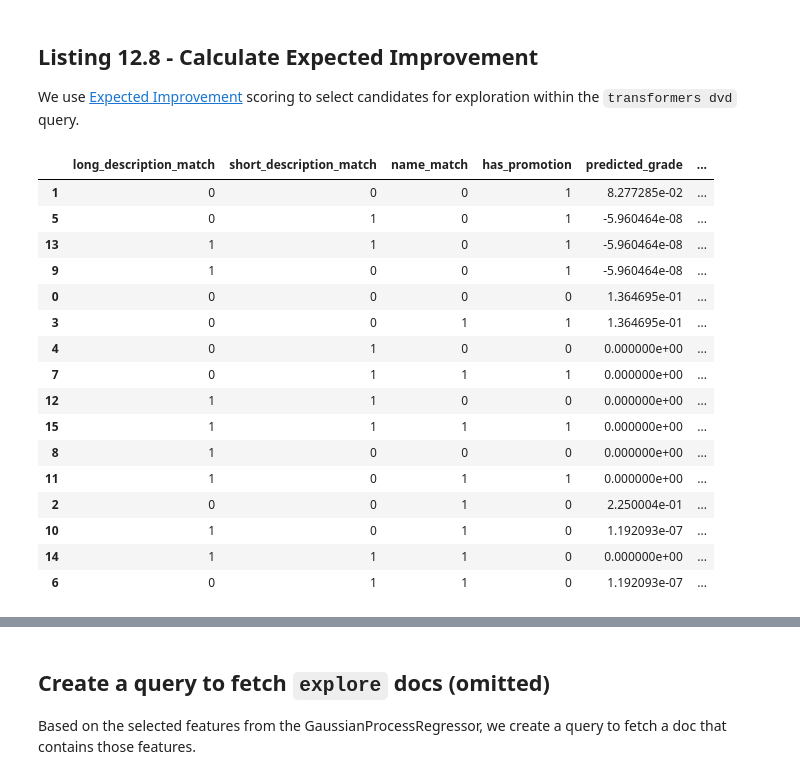
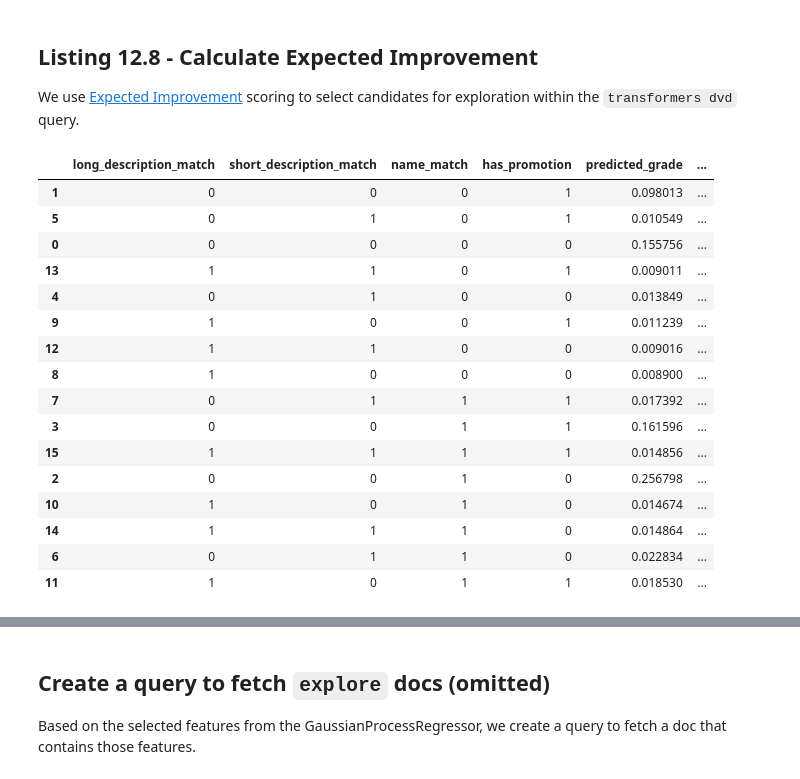
Before and after one commit to treygrainger/ai-powered-search, a Jupyter notebook: chapters/ch12/1.ab-testing-to-active-learning.ipynb, the cells around one changed output, grey strips where cells are left out. Cells and saved outputs as stored; diff of their text form; code cells hidden in the pictures.

```diff
--- a/chapters/ch12/1.ab-testing-to-active-learning.ipynb
+++ b/chapters/ch12/1.ab-testing-to-active-learning.ipynb
@@ -853,0 +668,4 @@ grade:0 qid:24 (transformers dvd) docid:47875839090
+# %%
+explore_features = get_latest_explore_features()
+logged_transformers_judgments = get_logged_transformers_judgments(sessions, explore_features)
+logged_transformers_judgments
@@ -872,0 +706,3 @@ GaussianProcessRegressor()
+# %%
+feature_names = [f["name"] for f in explore_features]
+train_gpr(logged_transformers_judgments, feature_names)
@@ -875,16 +713,14 @@ GaussianProcessRegressor()
 
 Here `gpr` predicts on every possible feature value. This lets us analyze which set of feature values to use when exploring with users.
 # %%
-def calculate_prediction_std_dev(training_data, feature_names):
-    zero_or_one = [0, 1]
-    index = pandas.MultiIndex.from_product(
-        [zero_or_one] * 4, names=feature_names)
+def calculate_prediction_std_dev(logged_judgments, feature_names):
+    index = pandas.MultiIndex.from_product([[0, 1]] * 4, names=feature_names)
     with_prediction = pandas.DataFrame(index=index).reset_index()
 
-    gpr = train_gpr(training_data, feature_names)
+    gpr = train_gpr(logged_judgments, feature_names)
     predictions_with_std = gpr.predict(
         with_prediction[feature_names],
-                    return_std=True)
+        return_std=True)
     with_prediction["predicted_grade"] = predictions_with_std[0]
     with_prediction["predicted_stddev"] = predictions_with_std[1]
 
@@ -917,39 +753,38 @@ We use [Expected Improvement](https://distill.pub/2020/bayesian-optimization/) s
 # %%
 from scipy.stats import norm
 
-def calculate_expected_improvement(training_data, feature_names, theta=0.6):
-    improvement_data = calculate_prediction_std_dev(training_data, feature_names)
-    improvement_data["opportunity"] = (improvement_data["predicted_grade"] -
-                                       training_data["grade"].mean() - theta)
+def calculate_expected_improvement(logged_judgments, feature_names, theta=0.6):
+    data = calculate_prediction_std_dev(logged_judgments, feature_names)
+    data["opportunity"] = (data["predicted_grade"] - logged_judgments["grade"].mean() - theta)
 
-    improvement_data["prob_of_improvement"] = (norm.cdf(improvement_data["opportunity"] /
-                                              improvement_data["predicted_stddev"]))
+    data["prob_of_improvement"] = (
+        norm.cdf(data["opportunity"] /
+                 data["predicted_stddev"]))
 
-    improvement_data["expected_improvement"] = \
-        (improvement_data["opportunity"] *
-        improvement_data["prob_of_improvement"] +
-        improvement_data["predicted_stddev"] *
-        norm.pdf(improvement_data["opportunity"] /
-                 improvement_data["predicted_stddev"]))
+    data["expected_improvement"] = (
+        data["opportunity"] * data["prob_of_improvement"] +
+        data["predicted_stddev"] *
+        norm.pdf(data["opportunity"] /
+                 data["predicted_stddev"]))
 
-    return improvement_data.sort_values("expected_improvement", ascending=False)
+    return data.sort_values("expected_improvement", ascending=False)
 # %%
-calculate_expected_improvement(transformers_judgments, feature_names)
+calculate_expected_improvement(logged_transformers_judgments, feature_names)
 # %% [output]
 |  | long_description_match | short_description_match | name_match | has_promotion | predicted_grade | ... |
-| 1 | 0 | 0 | 0 | 1 | 8.277285e-02 | ... |
-| 5 | 0 | 1 | 0 | 1 | -5.960464e-08 | ... |
-| 13 | 1 | 1 | 0 | 1 | -5.960464e-08 | ... |
-| 9 | 1 | 0 | 0 | 1 | -5.960464e-08 | ... |
-| 0 | 0 | 0 | 0 | 0 | 1.364695e-01 | ... |
-| 3 | 0 | 0 | 1 | 1 | 1.364695e-01 | ... |
-| 4 | 0 | 1 | 0 | 0 | 0.000000e+00 | ... |
-| 7 | 0 | 1 | 1 | 1 | 0.000000e+00 | ... |
-| 12 | 1 | 1 | 0 | 0 | 0.000000e+00 | ... |
-| 15 | 1 | 1 | 1 | 1 | 0.000000e+00 | ... |
-| 8 | 1 | 0 | 0 | 0 | 0.000000e+00 | ... |
-| 11 | 1 | 0 | 1 | 1 | 0.000000e+00 | ... |
-| 2 | 0 | 0 | 1 | 0 | 2.250004e-01 | ... |
-| 10 | 1 | 0 | 1 | 0 | 1.192093e-07 | ... |
-| 14 | 1 | 1 | 1 | 0 | 0.000000e+00 | ... |
-| 6 | 0 | 1 | 1 | 0 | 1.192093e-07 | ... |
+| 1 | 0 | 0 | 0 | 1 | 0.098013 | ... |
+| 5 | 0 | 1 | 0 | 1 | 0.010549 | ... |
+| 0 | 0 | 0 | 0 | 0 | 0.155756 | ... |
+| 13 | 1 | 1 | 0 | 1 | 0.009011 | ... |
+| 4 | 0 | 1 | 0 | 0 | 0.013849 | ... |
+| 9 | 1 | 0 | 0 | 1 | 0.011239 | ... |
+| 12 | 1 | 1 | 0 | 0 | 0.009016 | ... |
+| 8 | 1 | 0 | 0 | 0 | 0.008900 | ... |
+| 7 | 0 | 1 | 1 | 1 | 0.017392 | ... |
+| 3 | 0 | 0 | 1 | 1 | 0.161596 | ... |
+| 15 | 1 | 1 | 1 | 1 | 0.014856 | ... |
+| 2 | 0 | 0 | 1 | 0 | 0.256798 | ... |
+| 10 | 1 | 0 | 1 | 0 | 0.014674 | ... |
+| 14 | 1 | 1 | 1 | 0 | 0.014864 | ... |
+| 6 | 0 | 1 | 1 | 0 | 0.022834 | ... |
+| 11 | 1 | 0 | 1 | 1 | 0.018530 | ... |
```
Also changed, not shown: parts of 41 cells of this notebook, 30 other files.
